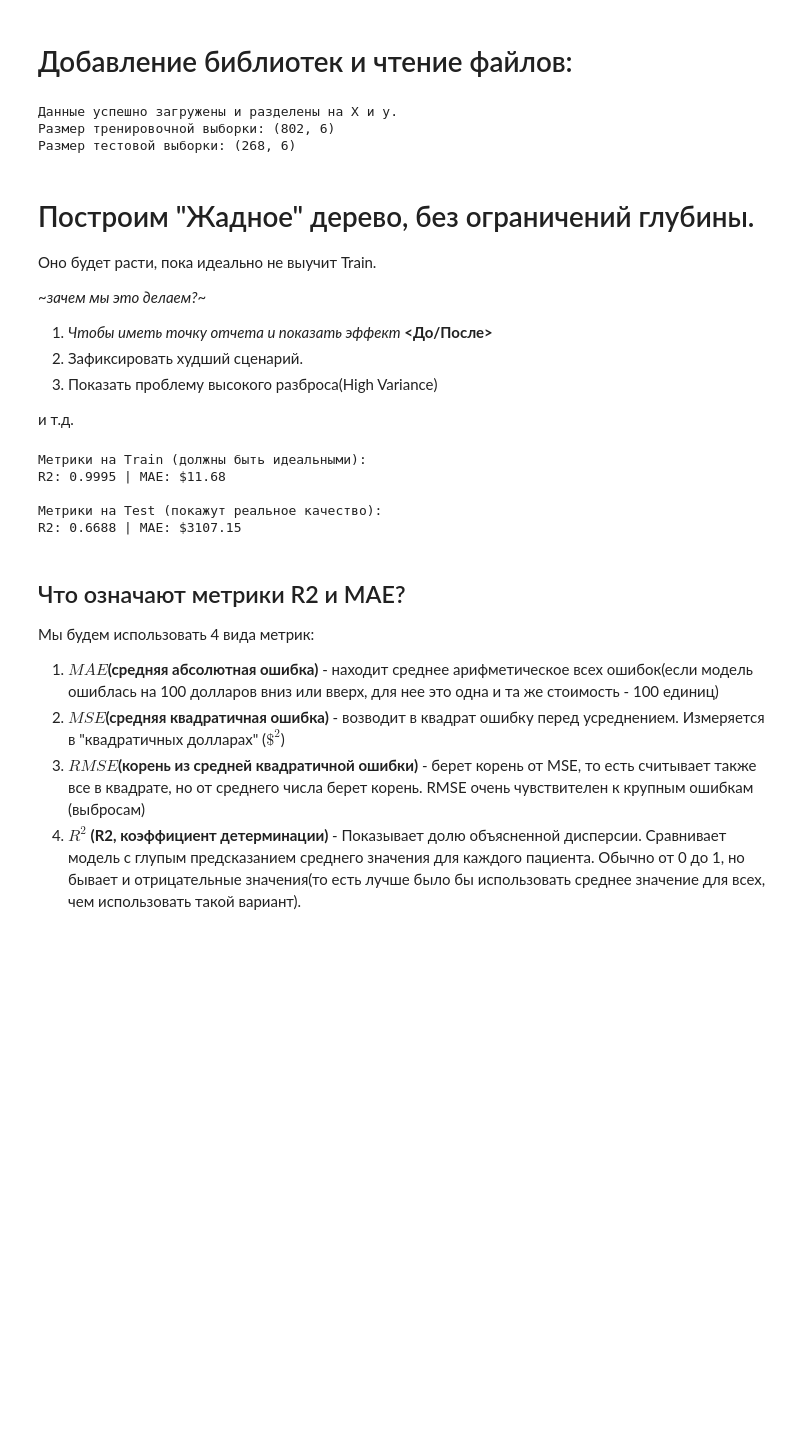
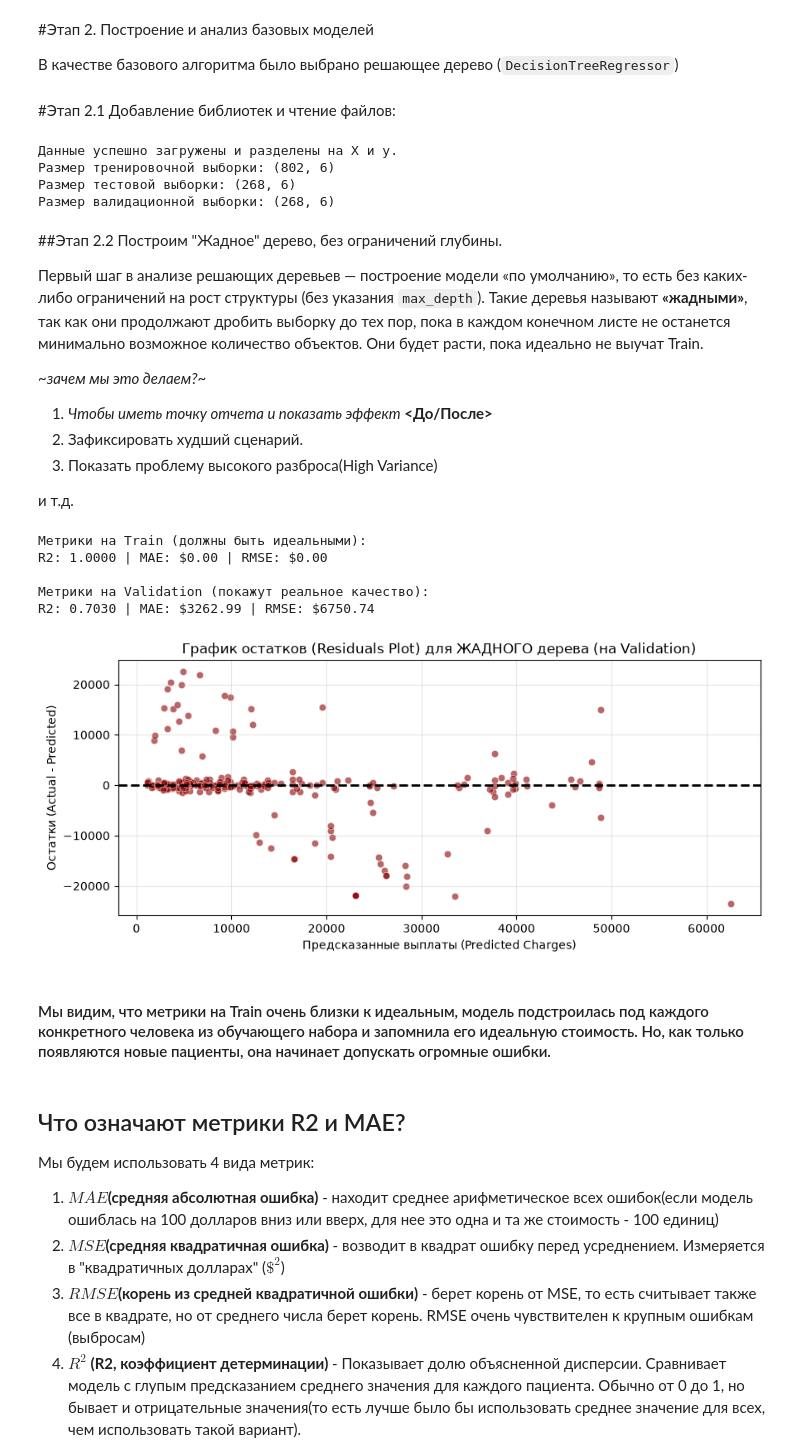
Before and after one commit to elena-kornaeva/Practice_DecisionTreeRegressor, a Jupyter notebook: notebooks/02_Baseline_Models.ipynb, the cells around one changed output. Saved outputs shown, nothing was run; the diff lists cells and outputs as text; code cells hidden in the pictures; blank space fills up the shorter version.

```diff
--- a/notebooks/02_Baseline_Models.ipynb
+++ b/notebooks/02_Baseline_Models.ipynb
@@ -1,5 +1,9 @@
+# %% [markdown]
+#Этап 2. Построение и анализ базовых моделей
+
+В качестве базового алгоритма было выбрано решающее дерево (`DecisionTreeRegressor`)
 # %% [markdown]
-# Добавление библиотек и чтение файлов:
+#Этап 2.1 Добавление библиотек и чтение файлов:
 # %%
 import pandas as pd
 import numpy as np
@@ -23,28 +27,34 @@ else:
 
 train_path = processed_dir / 'train_ordinal_encoded.csv'
 test_path = processed_dir / 'test_ordinal_encoded.csv'
-
+val_path = processed_dir / 'validation_ordinal_encoded.csv'
 #print('Используем processed_dir =', processed_dir.resolve())
 train_df = pd.read_csv(train_path)
 test_df = pd.read_csv(test_path)
-
+val_df = pd.read_csv(val_path)
 # Разделяем на признаки (X) и целевую переменную (y)
 # (Убедитесь, что название колонки целевой переменной - 'charges')
 X_train = train_df.drop('charges', axis=1)
 y_train = train_df['charges']
 X_test = test_df.drop('charges', axis=1)
 y_test = test_df['charges']
+X_val = val_df.drop('charges', axis=1)
+y_val = val_df['charges']
+
 print('Данные успешно загружены и разделены на X и y.')
 print(f"Размер тренировочной выборки: {X_train.shape}")
 print(f"Размер тестовой выборки: {X_test.shape}")
+print(f"Размер валидационной выборки: {X_val.shape}")
 # %% [output]
 Данные успешно загружены и разделены на X и y.
 Размер тренировочной выборки: (802, 6)
 Размер тестовой выборки: (268, 6)
+Размер валидационной выборки: (268, 6)
 # %% [markdown]
-# Построим "Жадное" дерево, без ограничений глубины.
+##Этап 2.2 Построим "Жадное" дерево, без ограничений глубины.
 
-Оно будет расти, пока идеально не выучит Train.
+
+Первый шаг в анализе решающих деревьев — построение модели «по умолчанию», то есть без каких-либо ограничений на рост структуры (без указания `max_depth`). Такие деревья называют **«жадными»**, так как они продолжают дробить выборку до тех пор, пока в каждом конечном листе не останется минимально возможное количество объектов. Они будет расти, пока идеально не выучат Train.
 
 ~*зачем мы это делаем?*~
 
@@ -60,20 +70,35 @@ tree_unlimited.fit(X_train, y_train)
 
 # Считаем предсказания
 y_train_pred = tree_unlimited.predict(X_train)
-y_test_pred = tree_unlimited.predict(X_test)
+y_val_pred = tree_unlimited.predict(X_val)
 
 # Проверяем метрики переобучения
 print("Метрики на Train (должны быть идеальными):")
-print(f"R2: {r2_score(y_train, y_train_pred):.4f} | MAE: ${mean_absolute_error(y_train, y_train_pred):.2f}")
+print(f"R2: {r2_score(y_train, y_train_pred):.4f} | MAE: ${mean_absolute_error(y_train, y_train_pred):.2f} | RMSE: ${root_mean_squared_error(y_train, y_train_pred):.2f}")
 
-print("\nМетрики на Test (покажут реальное качество):")
-print(f"R2: {r2_score(y_test, y_test_pred):.4f} | MAE: ${mean_absolute_error(y_test, y_test_pred):.2f}")
+print("\nМетрики на Validation (покажут реальное качество):")
+print(f"R2: {r2_score(y_val, y_val_pred):.4f} | MAE: ${mean_absolute_error(y_val, y_val_pred):.2f} | RMSE: ${root_mean_squared_error(y_val, y_val_pred):.2f}")
 # %% [output]
 Метрики на Train (должны быть идеальными):
-R2: 0.9995 | MAE: $11.68
+R2: 1.0000 | MAE: $0.00 | RMSE: $0.00
 
-Метрики на Test (покажут реальное качество):
-R2: 0.6688 | MAE: $3107.15
+Метрики на Validation (покажут реальное качество):
+R2: 0.7030 | MAE: $3262.99 | RMSE: $6750.74
+# %%
+#График остатков для жадного дерева на валидации
+residuals_unlimited = y_val - y_val_pred
+plt.figure(figsize=(10, 4))
+sns.scatterplot(x=y_val_pred, y=residuals_unlimited, alpha=0.6, color='darkred')
+plt.axhline(y=0, color='black', linestyle='--', linewidth=2)
+plt.title('График остатков (Residuals Plot) для ЖАДНОГО дерева (на Validation)')
+plt.xlabel('Предсказанные выплаты (Predicted Charges)')
+plt.ylabel('Остатки (Actual - Predicted)')
+plt.grid(True, alpha=0.3)
+plt.show()
+# %% [output]
+[figure, added]
+# %% [markdown]
+#### Мы видим, что метрики на Train очень близки к идеальным, модель подстроилась под каждого конкретного человека из обучающего набора и запомнила его идеальную стоимость. Но, как только появляются новые пациенты, она начинает допускать огромные ошибки.
 # %% [markdown]
 ## Что означают метрики R2 и MAE?
 
```
Also changed, not shown: parts of 8 cells of this notebook.
